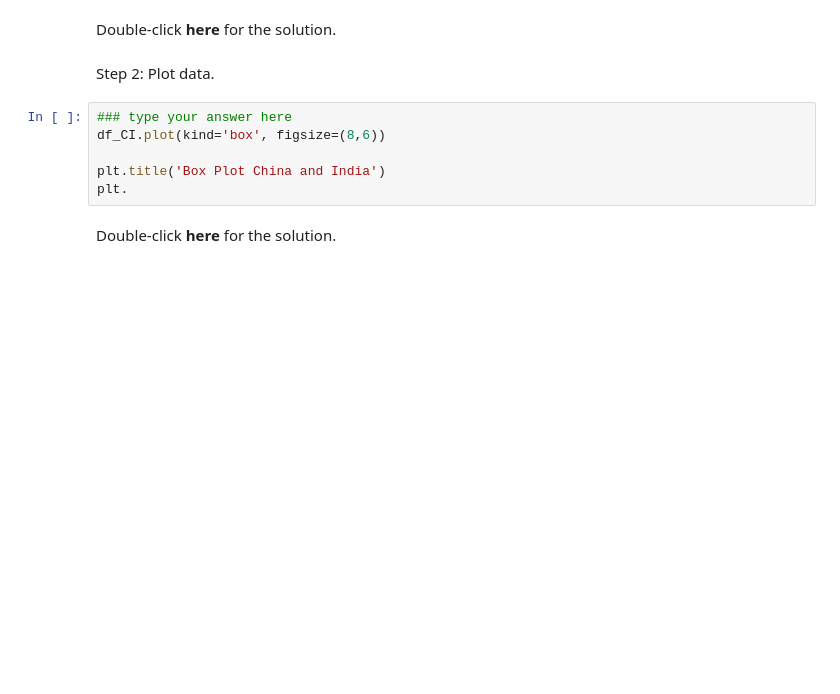
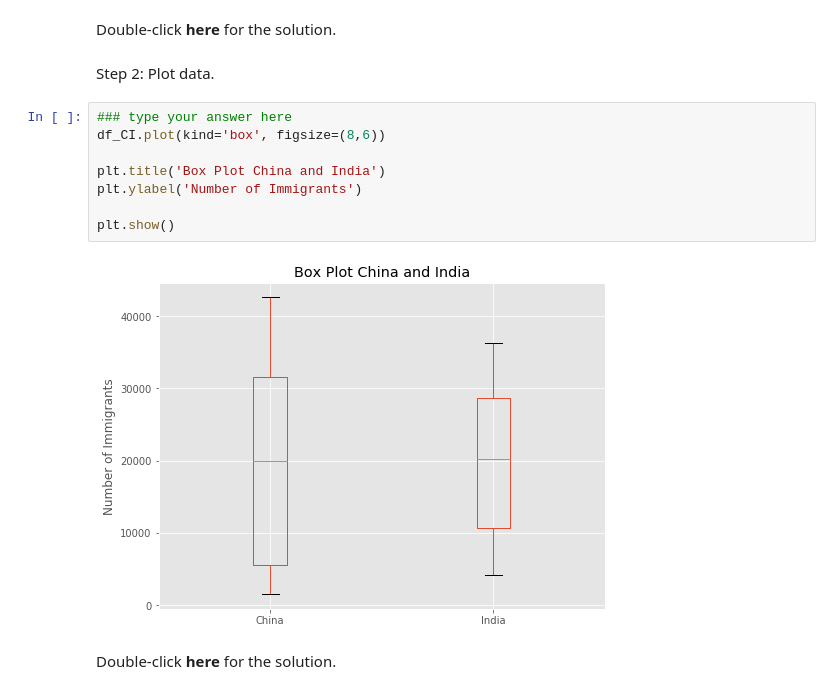
Before and after one commit to tuliocpa/Data_Science, a Jupyter notebook: Notebook 11 - Pie Charts, Box Plots, Scatter Plots.ipynb, the cells around one changed output. Saved outputs shown, nothing was run; the diff lists cells and outputs as text; blank space fills up the shorter version.

```diff
--- a/Notebook 11 - Pie Charts, Box Plots, Scatter Plots.ipynb
+++ b/Notebook 11 - Pie Charts, Box Plots, Scatter Plots.ipynb
@@ -373,9 +373,13 @@ Step 2: Plot data.
 # %%
 ### type your answer here
 df_CI.plot(kind='box', figsize=(8,6))
 
 plt.title('Box Plot China and India')
-plt.
+plt.ylabel('Number of Immigrants')
+
+plt.show()
+# %% [output]
+[figure, added]
 # %% [markdown]
 Double-click __here__ for the solution.
 <!-- The correct answer is:
```
Also changed, not shown: parts of 16 cells of this notebook.
